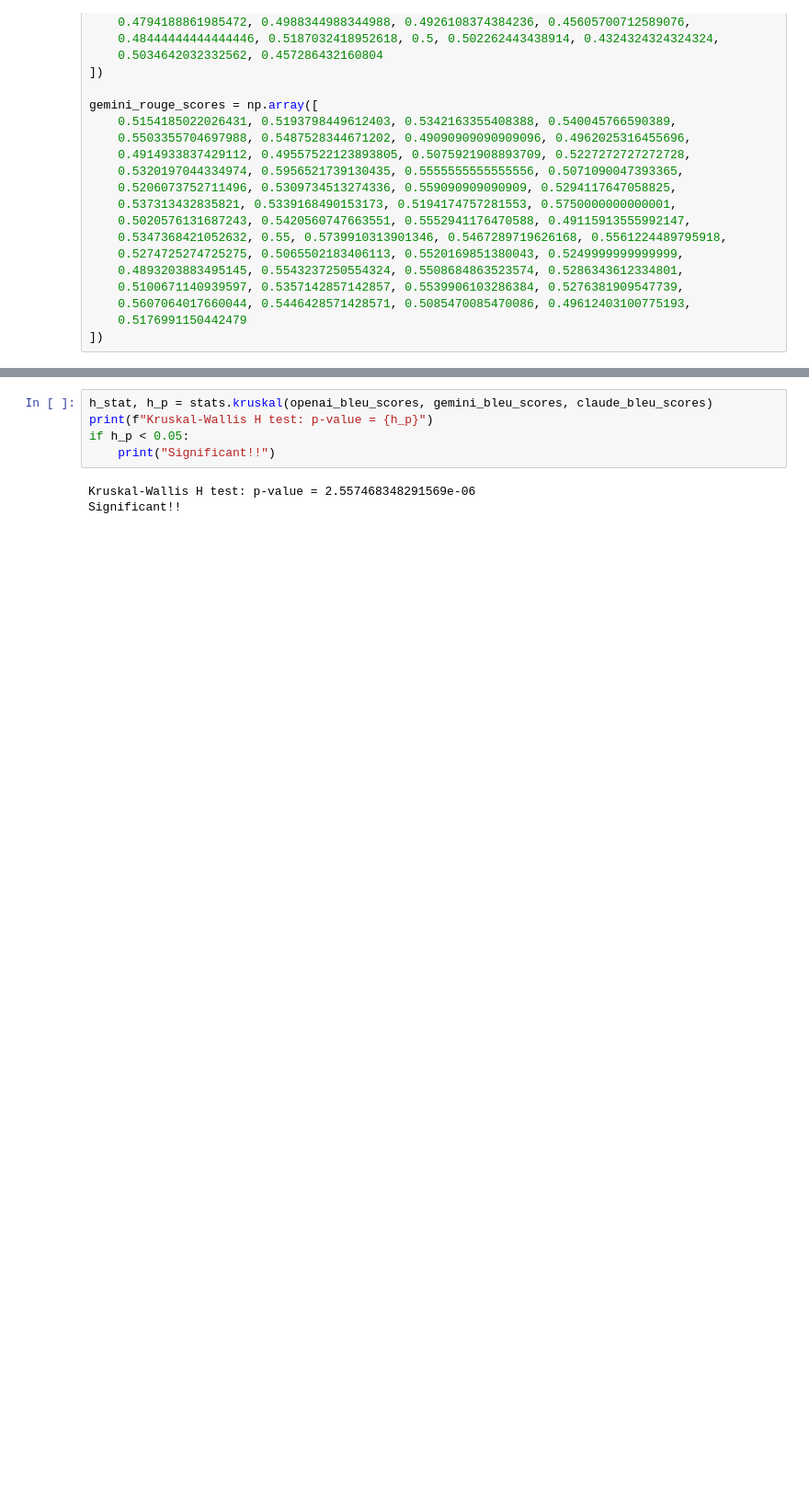
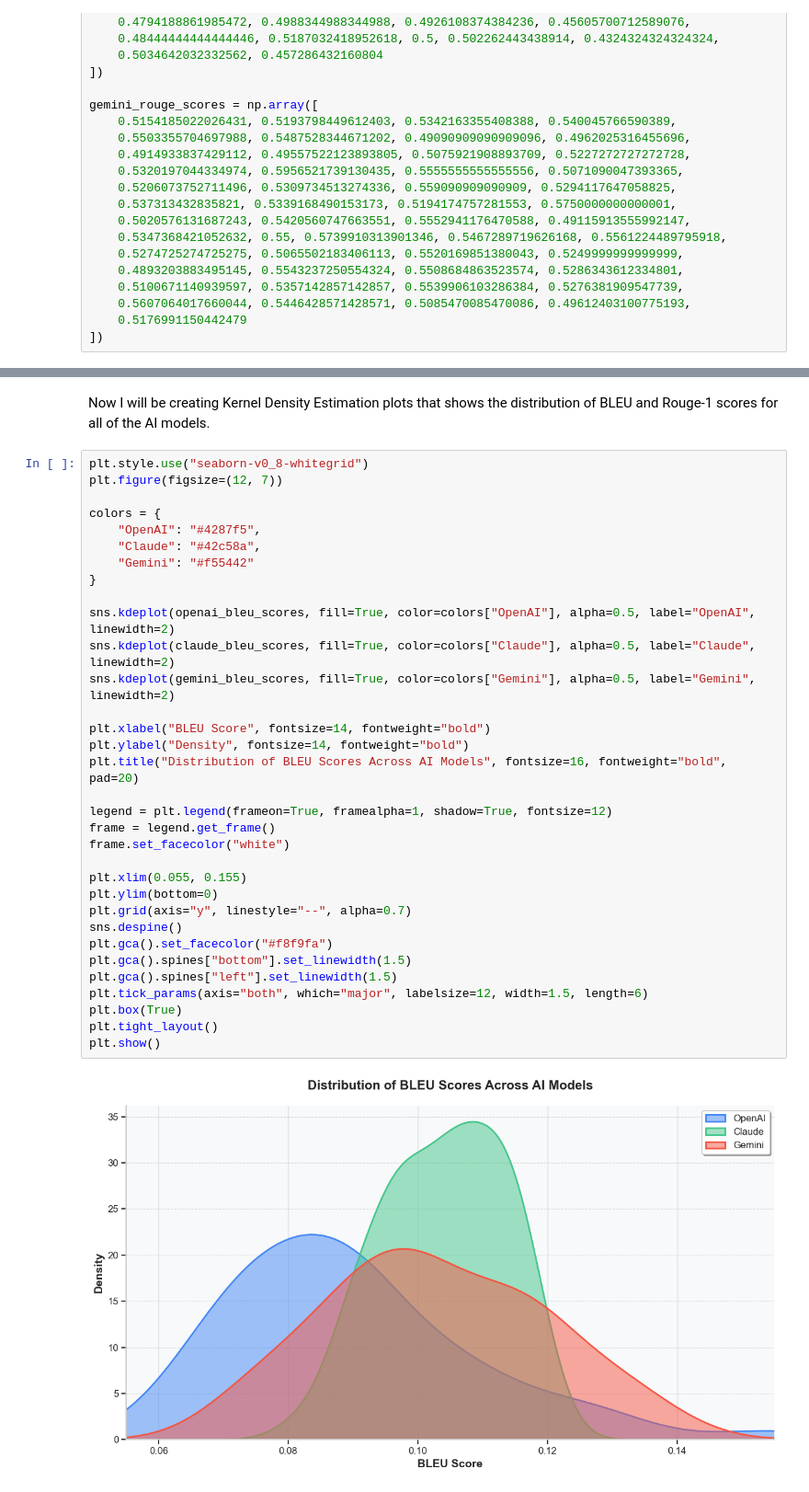
Before and after one commit to rayankzi/phishing-email-project-code, a Jupyter notebook: statistics/statistical_analysis.ipynb, the cells around one changed output, grey strips where cells are left out. Shown at 92% size. Cells and saved outputs as stored; diff of their text form; blank space fills up the shorter version.

```diff
--- a/statistics/statistical_analysis.ipynb
+++ b/statistics/statistical_analysis.ipynb
@@ -391,8 +106,37 @@ Levene's test for homogeneity of variances: p-value = 0.0018238227167153651
-# %%
-h_stat, h_p = stats.kruskal(openai_bleu_scores, gemini_bleu_scores, claude_bleu_scores)
-print(f"Kruskal-Wallis H test: p-value = {h_p}")
-if h_p < 0.05:
-  	print("Significant!!")
-# %% [output]
-Kruskal-Wallis H test: p-value = 2.557468348291569e-06
-Significant!!
+# %% [markdown]
+Now I will be creating Kernel Density Estimation plots that shows the distribution of BLEU and Rouge-1 scores for all of the AI models.
+# %%
+plt.style.use("seaborn-v0_8-whitegrid")
+plt.figure(figsize=(12, 7))
+
+colors = {
+    "OpenAI": "#4287f5",
+    "Claude": "#42c58a",
+    "Gemini": "#f55442"
+}
+
+sns.kdeplot(openai_bleu_scores, fill=True, color=colors["OpenAI"], alpha=0.5, label="OpenAI", linewidth=2)
+sns.kdeplot(claude_bleu_scores, fill=True, color=colors["Claude"], alpha=0.5, label="Claude", linewidth=2)
+sns.kdeplot(gemini_bleu_scores, fill=True, color=colors["Gemini"], alpha=0.5, label="Gemini", linewidth=2)
+
+plt.xlabel("BLEU Score", fontsize=14, fontweight="bold")
+plt.ylabel("Density", fontsize=14, fontweight="bold")
+plt.title("Distribution of BLEU Scores Across AI Models", fontsize=16, fontweight="bold", pad=20)
+
+legend = plt.legend(frameon=True, framealpha=1, shadow=True, fontsize=12)
+frame = legend.get_frame()
+frame.set_facecolor("white")
+
+plt.xlim(0.055, 0.155)
+plt.ylim(bottom=0)
+plt.grid(axis="y", linestyle="--", alpha=0.7)
+sns.despine()
+plt.gca().set_facecolor("#f8f9fa")
+plt.gca().spines["bottom"].set_linewidth(1.5)
+plt.gca().spines["left"].set_linewidth(1.5)
+plt.tick_params(axis="both", which="major", labelsize=12, width=1.5, length=6)
+plt.box(True)
+plt.tight_layout()
+plt.show()
+# %% [output]
+[figure, added]
```
Also changed, not shown: parts of 23 cells of this notebook, 2 other files.
